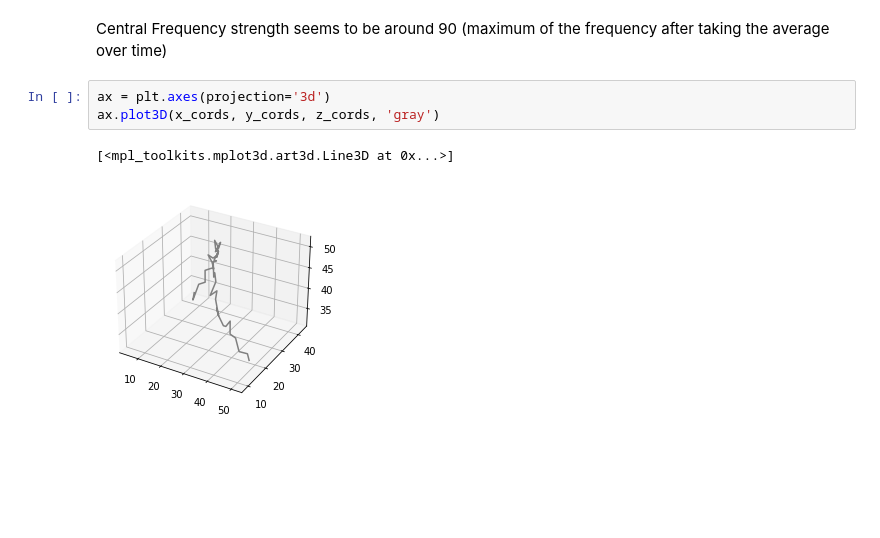
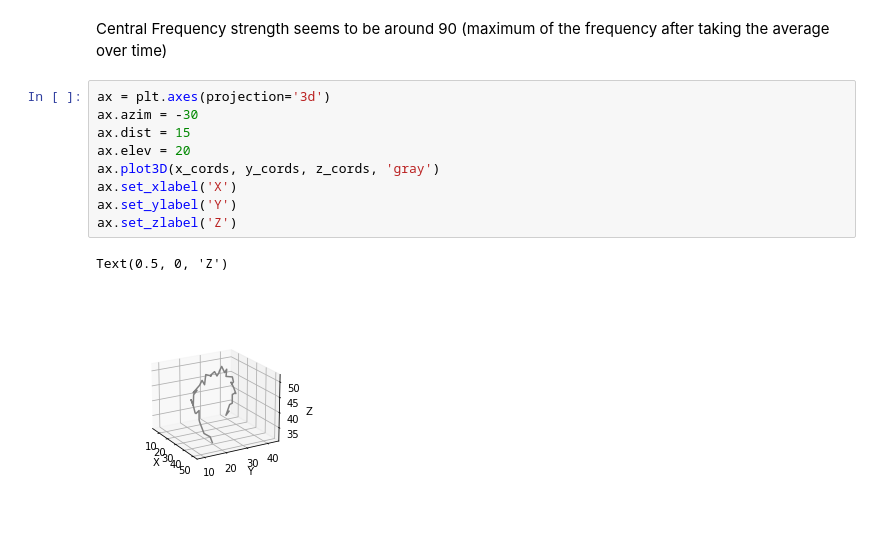
Before and after one commit to NSC508/AMATH-482, a Jupyter notebook: Homework Assignments/Homework 1/HW1.ipynb, the cells around one changed output. Drawn from its saved outputs; the diff is of its cells as text; blank space fills up the shorter version.

```diff
--- a/Homework Assignments/Homework 1/HW1.ipynb
+++ b/Homework Assignments/Homework 1/HW1.ipynb
@@ -81,7 +81,13 @@ plt.show()
 Central Frequency strength seems to be around 90 (maximum of the frequency after taking the average over time)
 # %%
 ax = plt.axes(projection='3d')
+ax.azim = -30
+ax.dist = 15
+ax.elev = 20
 ax.plot3D(x_cords, y_cords, z_cords, 'gray')
+ax.set_xlabel('X')
+ax.set_ylabel('Y')
+ax.set_zlabel('Z')
 # %% [output]
-[<mpl_toolkits.mplot3d.art3d.Line3D at 0x...>]
+Text(0.5, 0, 'Z')
-[figure, old version]
+[figure, new version]
```
Also changed, not shown: 7 other files.
